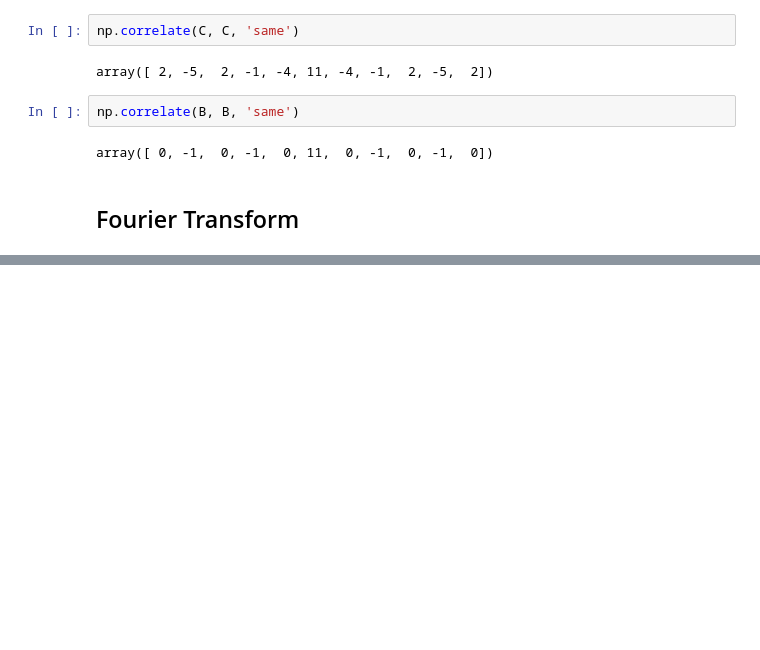
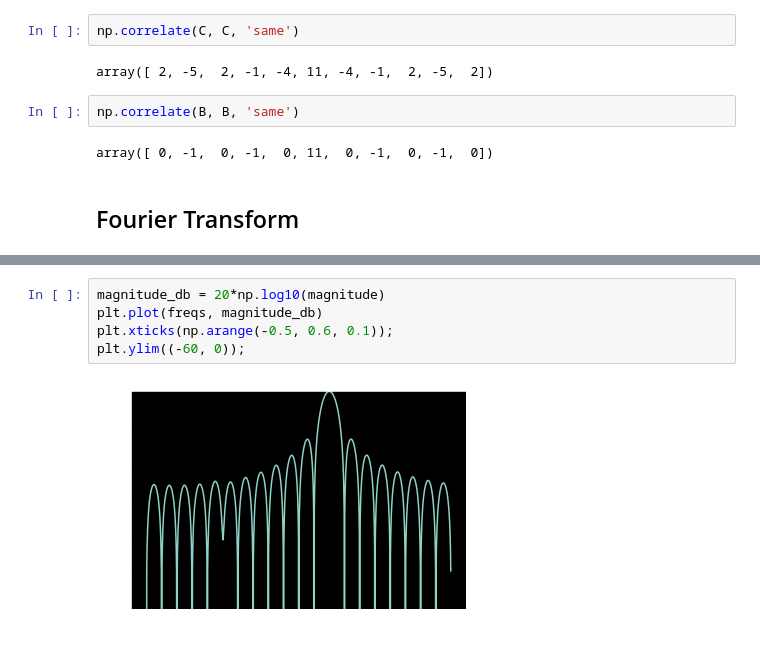
Before and after one commit to mohantyk/srd, a Jupyter notebook: DSP_Chap2.ipynb, the cells around one changed output, grey strips where cells are left out. Drawn from its saved outputs; the diff is of its cells as text; blank space fills up the shorter version.

```diff
--- a/DSP_Chap2.ipynb
+++ b/DSP_Chap2.ipynb
@@ -177,0 +210,7 @@ array([ 0, -1,  0, -1,  0, 11,  0, -1,  0, -1,  0])
+# %%
+magnitude_db = 20*np.log10(magnitude)
+plt.plot(freqs, magnitude_db)
+plt.xticks(np.arange(-0.5, 0.6, 0.1));
+plt.ylim((-60, 0));
+# %% [output]
+[figure, added]
```
Also changed, not shown: parts of 21 cells of this notebook.
